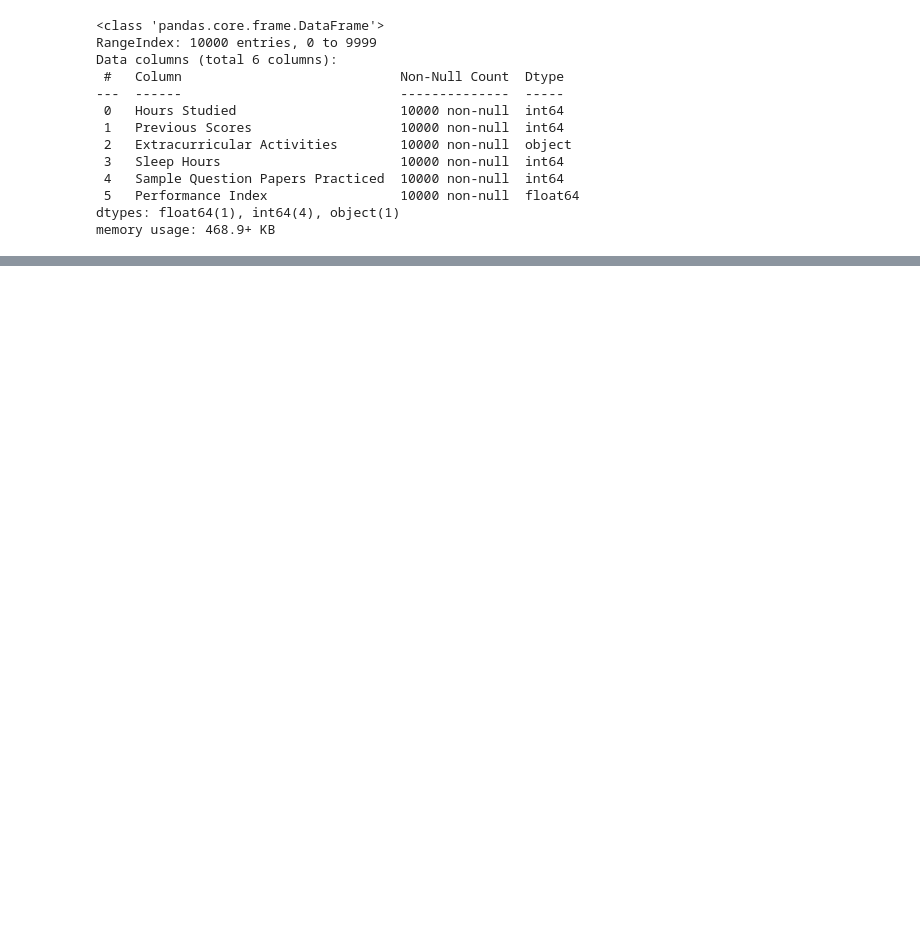
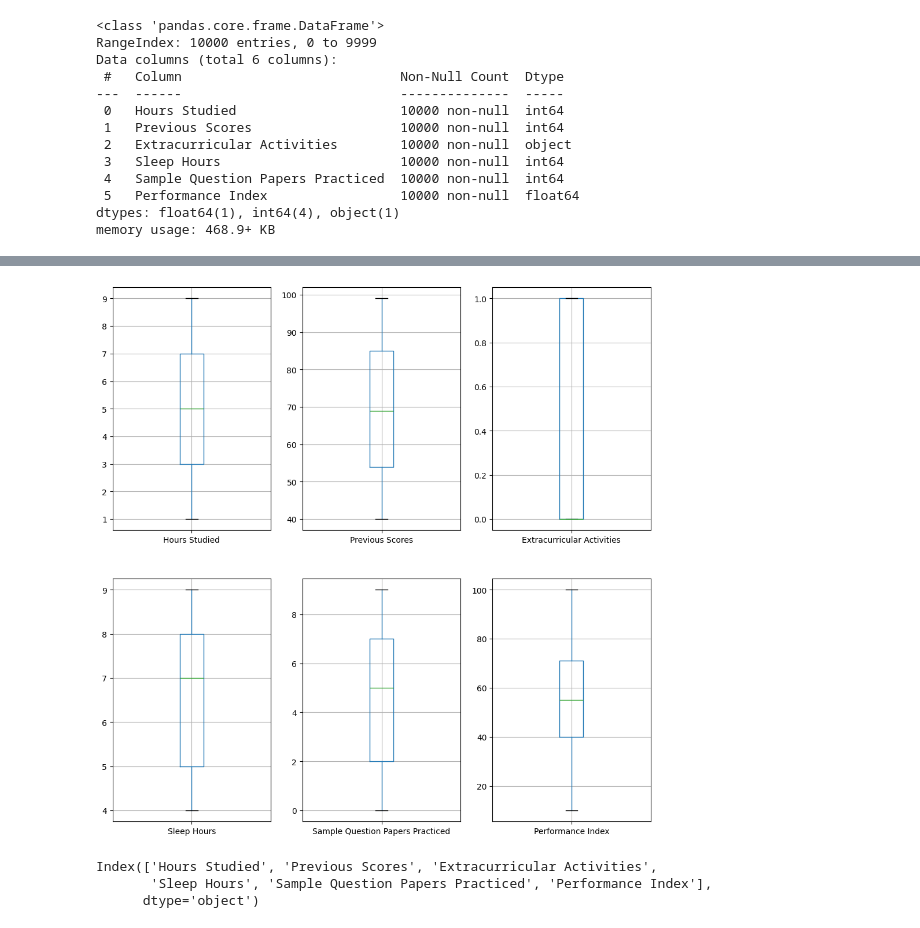
Before and after one commit to Tolia-GH/ITMO-PE, a Jupyter notebook: AI/Labs/Lab4/main.ipynb, the cells around one changed output, grey strips where cells are left out. Drawn from its saved outputs; the diff is of its cells as text; code cells hidden in the pictures; blank space fills up the shorter version.

```diff
--- a/AI/Labs/Lab4/main.ipynb
+++ b/AI/Labs/Lab4/main.ipynb
@@ -102,0 +158,16 @@ data.describe(include = object)
+# %%
+## Checking outliers
+plt.figure(figsize=(12,12))
+i=1
+for col in data.columns:
+    plt.subplot(2,3,i)
+    data[[col]].boxplot()
+    i+=1
+# %% [output]
+[figure, added]
+# %%
+data.columns
+# %% [output]
+Index(['Hours Studied', 'Previous Scores', 'Extracurricular Activities',
+       'Sleep Hours', 'Sample Question Papers Practiced', 'Performance Index'],
+      dtype='object')
```
Also changed, not shown: parts of 24 cells of this notebook, 1 other file.
